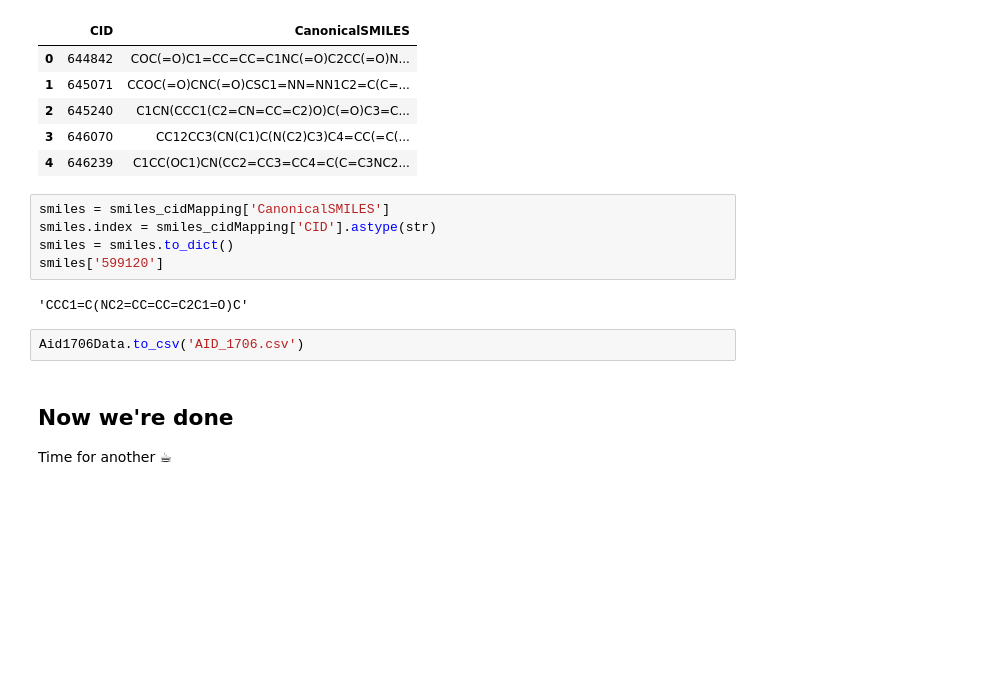
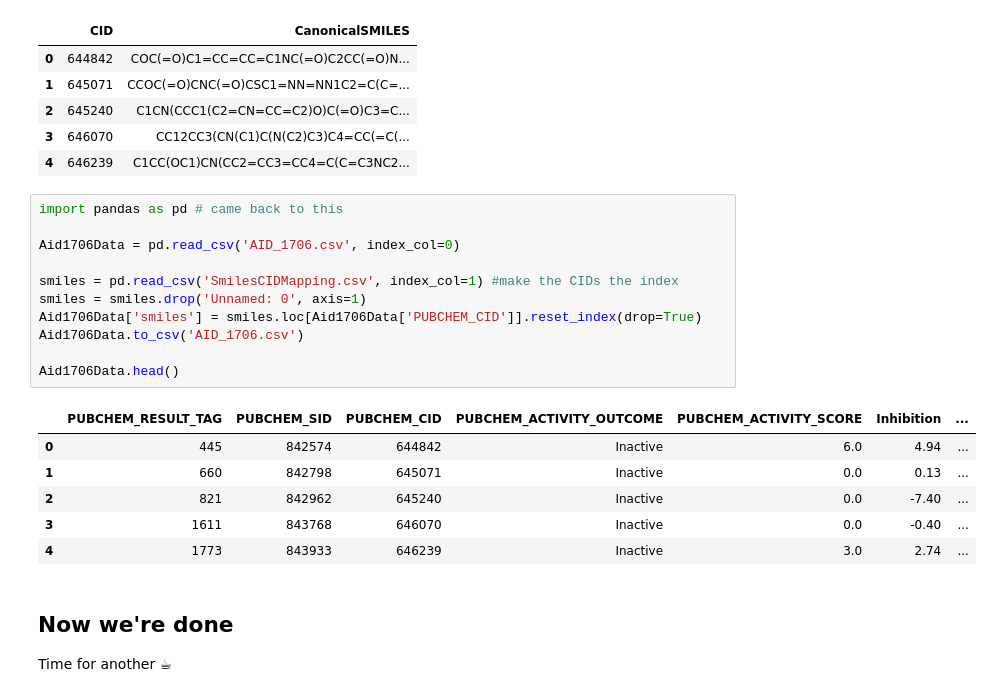
Before and after one commit to UoMMIB/Python-Club, a Jupyter notebook: Tutorials/PL-Pro/PL-Pro-Part1-DataAcquisition.ipynb, the cells around one changed output. Saved outputs shown, nothing was run; the diff lists cells and outputs as text; blank space fills up the shorter version.

Commit message:
Added smiles column to Tutorials/PL-Pro/PL-Pro-Part1-DataAcquisition.ipynb output

```diff
--- a/Tutorials/PL-Pro/PL-Pro-Part1-DataAcquisition.ipynb
+++ b/Tutorials/PL-Pro/PL-Pro-Part1-DataAcquisition.ipynb
@@ -318,15 +318,24 @@ smiles_cidMapping.head()
 | 2 | 645240 | C1CN(CCC1(C2=CN=CC=C2)O)C(=O)C3=C... |
 | 3 | 646070 | CC12CC3(CN(C1)C(N(C2)C3)C4=CC(=C(... |
 | 4 | 646239 | C1CC(OC1)CN(CC2=CC3=CC4=C(C=C3NC2... |
-# %%
-smiles = smiles_cidMapping['CanonicalSMILES']
-smiles.index = smiles_cidMapping['CID'].astype(str)
-smiles = smiles.to_dict()
-smiles['599120']
-# %% [output]
-'CCC1=C(NC2=CC=CC=C2C1=O)C'
-# %%
-Aid1706Data.to_csv('AID_1706.csv')
+# %%
+import pandas as pd # came back to this
+
+Aid1706Data = pd.read_csv('AID_1706.csv', index_col=0)
+
+smiles = pd.read_csv('SmilesCIDMapping.csv', index_col=1) #make the CIDs the index
+smiles = smiles.drop('Unnamed: 0', axis=1)
+Aid1706Data['smiles'] = smiles.loc[Aid1706Data['PUBCHEM_CID']].reset_index(drop=True)
+Aid1706Data.to_csv('AID_1706.csv')
+
+Aid1706Data.head()
+# %% [output]
+|  | PUBCHEM_RESULT_TAG | PUBCHEM_SID | PUBCHEM_CID | PUBCHEM_ACTIVITY_OUTCOME | PUBCHEM_ACTIVITY_SCORE | Inhibition | ... |
+| 0 | 445 | 842574 | 644842 | Inactive | 6.0 | 4.94 | ... |
+| 1 | 660 | 842798 | 645071 | Inactive | 0.0 | 0.13 | ... |
+| 2 | 821 | 842962 | 645240 | Inactive | 0.0 | -7.40 | ... |
+| 3 | 1611 | 843768 | 646070 | Inactive | 0.0 | -0.40 | ... |
+| 4 | 1773 | 843933 | 646239 | Inactive | 3.0 | 2.74 | ... |
 # %% [markdown]
 ## Now we're done
 Time for another ☕
```
Also changed, not shown: 1 other file.
